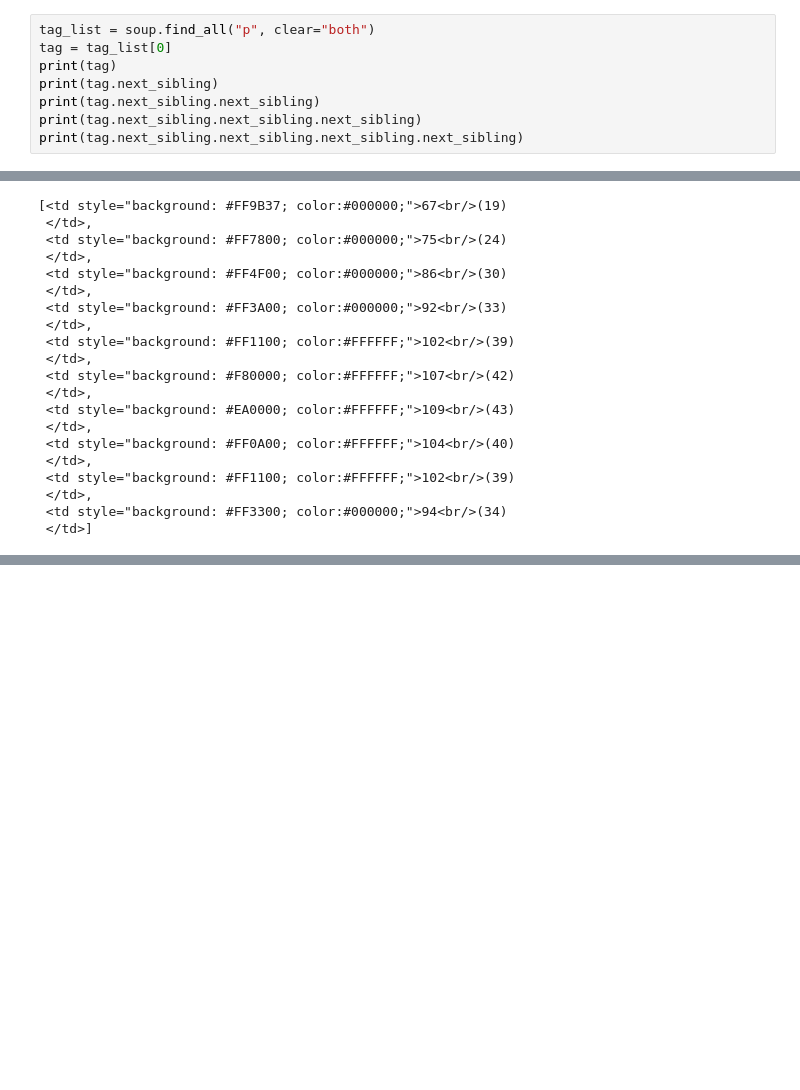
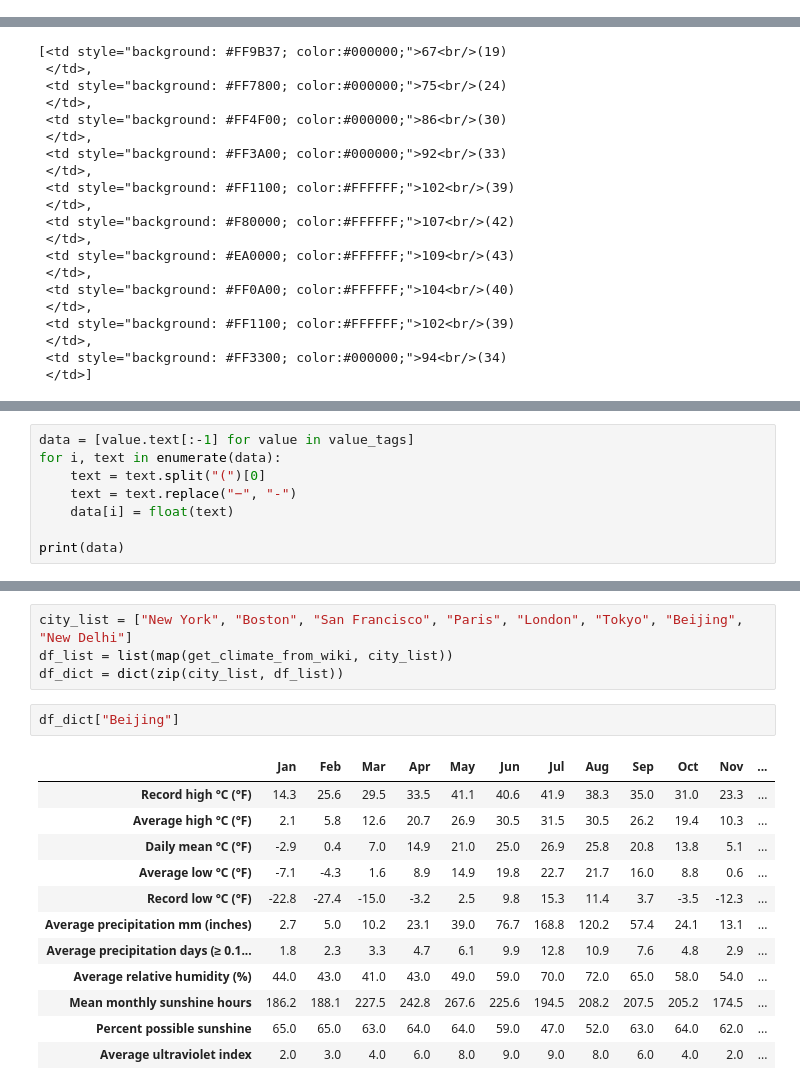
Before and after one commit to energy-policy-institute-uchicago/RP-orientation-2022, a Jupyter notebook: Web Scraping/BeautifulSoup.ipynb, the cells around one changed output, grey strips where cells are left out. Saved outputs shown, nothing was run; the diff lists cells and outputs as text; blank space fills up the shorter version.

```diff
--- a/Web Scraping/BeautifulSoup.ipynb
+++ b/Web Scraping/BeautifulSoup.ipynb
@@ -160,8 +187,0 @@ soup.find_all("p", clear="both")
-# %%
-tag_list = soup.find_all("p", clear="both")
-tag = tag_list[0]
-print(tag)
-print(tag.next_sibling)
-print(tag.next_sibling.next_sibling)
-print(tag.next_sibling.next_sibling.next_sibling)
-print(tag.next_sibling.next_sibling.next_sibling.next_sibling)
@@ -414,0 +483,8 @@ df
+# %%
+data = [value.text[:-1] for value in value_tags]
+for i, text in enumerate(data):
+    text = text.split("(")[0]
+    text = text.replace("−", "-")
+    data[i] = float(text)
+
+print(data)
@@ -450,0 +573,19 @@ Name: Jan, dtype: object
+# %%
+city_list = ["New York", "Boston", "San Francisco", "Paris", "London", "Tokyo", "Beijing", "New Delhi"]
+df_list = list(map(get_climate_from_wiki, city_list))
+df_dict = dict(zip(city_list, df_list))
+# %%
+df_dict["Beijing"]
+# %% [output]
+|  | Jan | Feb | Mar | Apr | May | Jun | Jul | Aug | Sep | Oct | Nov | ... |
+| Record high °C (°F) | 14.3 | 25.6 | 29.5 | 33.5 | 41.1 | 40.6 | 41.9 | 38.3 | 35.0 | 31.0 | 23.3 | ... |
+| Average high °C (°F) | 2.1 | 5.8 | 12.6 | 20.7 | 26.9 | 30.5 | 31.5 | 30.5 | 26.2 | 19.4 | 10.3 | ... |
+| Daily mean °C (°F) | -2.9 | 0.4 | 7.0 | 14.9 | 21.0 | 25.0 | 26.9 | 25.8 | 20.8 | 13.8 | 5.1 | ... |
+| Average low °C (°F) | -7.1 | -4.3 | 1.6 | 8.9 | 14.9 | 19.8 | 22.7 | 21.7 | 16.0 | 8.8 | 0.6 | ... |
+| Record low °C (°F) | -22.8 | -27.4 | -15.0 | -3.2 | 2.5 | 9.8 | 15.3 | 11.4 | 3.7 | -3.5 | -12.3 | ... |
+| Average precipitation mm (inches) | 2.7 | 5.0 | 10.2 | 23.1 | 39.0 | 76.7 | 168.8 | 120.2 | 57.4 | 24.1 | 13.1 | ... |
+| Average precipitation days (≥ 0.1... | 1.8 | 2.3 | 3.3 | 4.7 | 6.1 | 9.9 | 12.8 | 10.9 | 7.6 | 4.8 | 2.9 | ... |
+| Average relative humidity (%) | 44.0 | 43.0 | 41.0 | 43.0 | 49.0 | 59.0 | 70.0 | 72.0 | 65.0 | 58.0 | 54.0 | ... |
+| Mean monthly sunshine hours | 186.2 | 188.1 | 227.5 | 242.8 | 267.6 | 225.6 | 194.5 | 208.2 | 207.5 | 205.2 | 174.5 | ... |
+| Percent possible sunshine | 65.0 | 65.0 | 63.0 | 64.0 | 64.0 | 59.0 | 47.0 | 52.0 | 63.0 | 64.0 | 62.0 | ... |
+| Average ultraviolet index | 2.0 | 3.0 | 4.0 | 6.0 | 8.0 | 9.0 | 9.0 | 8.0 | 6.0 | 4.0 | 2.0 | ... |
```
Also changed, not shown: parts of 60 cells of this notebook.
